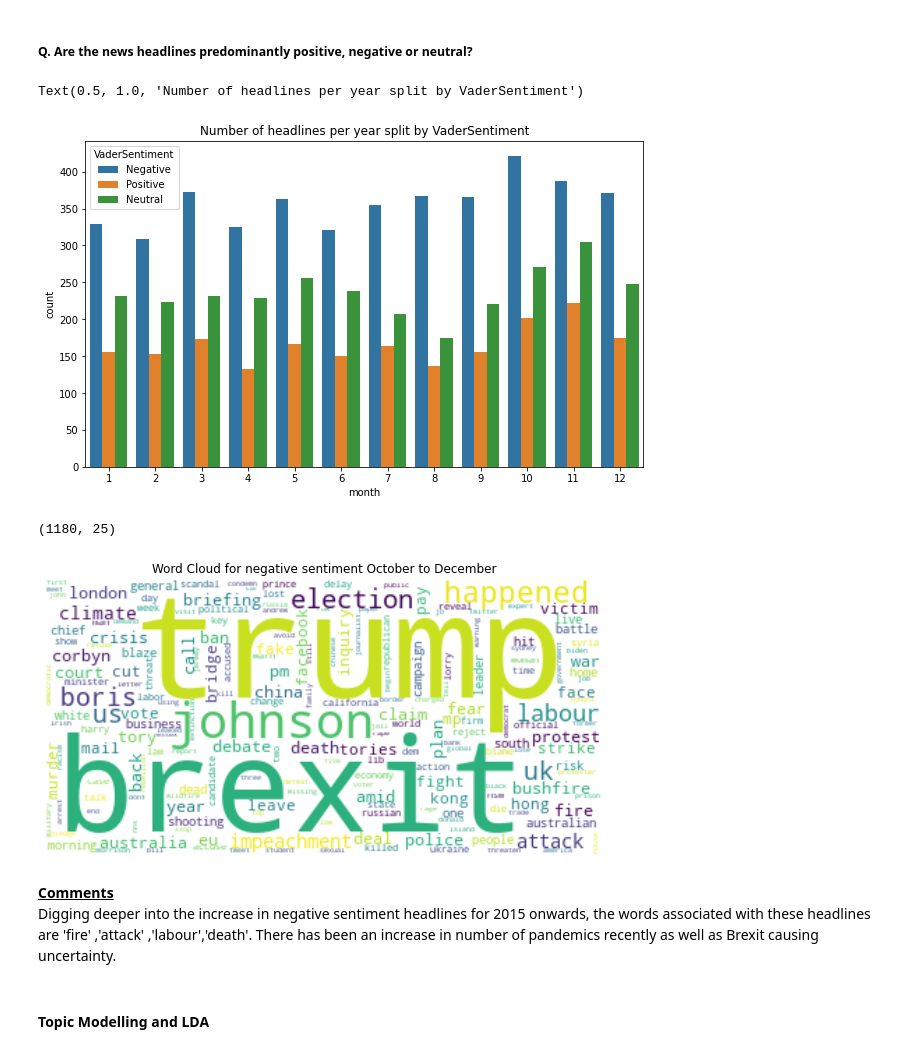
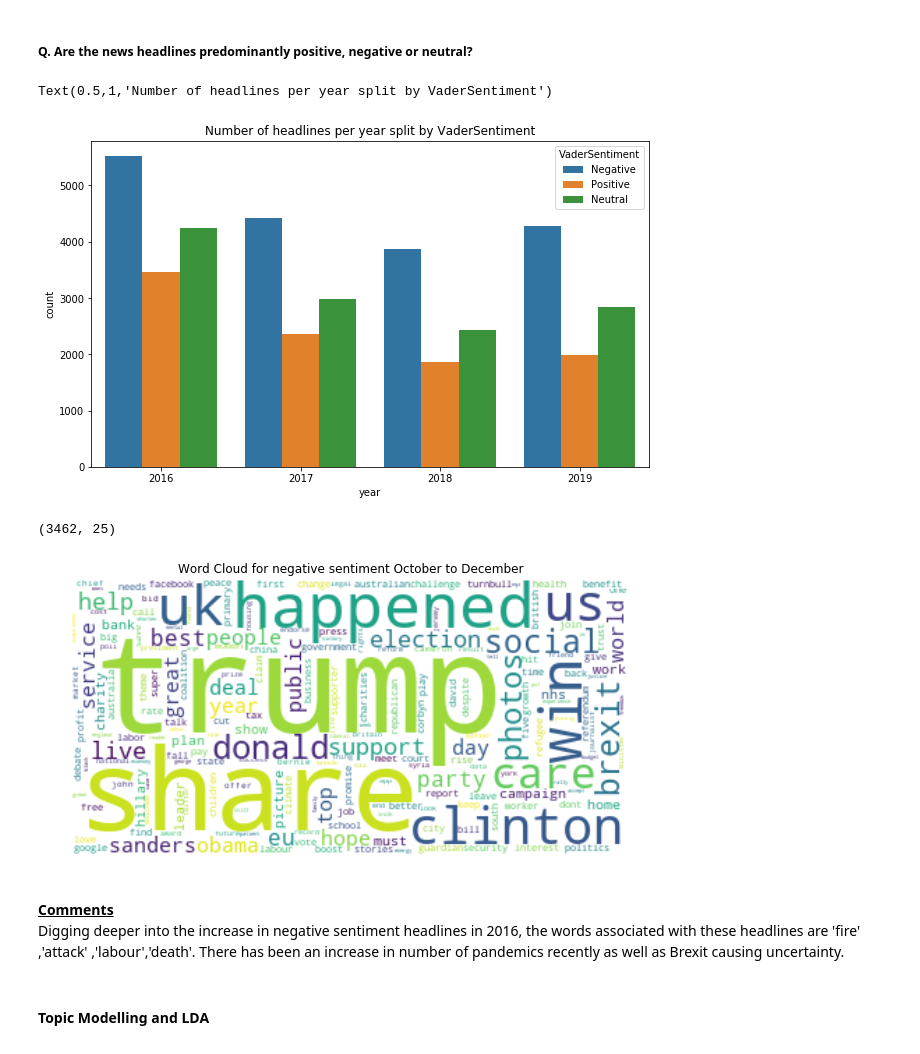
Before and after one commit to shivam-25/BLKHACK_IMPACT_OF_ESG_NEWS_ON_STOCKS, a Jupyter notebook: BLKHACK.ipynb, the cells around one changed output. Saved outputs shown, nothing was run; the diff lists cells and outputs as text; code cells hidden in the pictures.

```diff
--- a/BLKHACK.ipynb
+++ b/BLKHACK.ipynb
@@ -1456,34 +1455,34 @@ newsarticlesdf4.head(1)
 ##### Q. Are the news headlines predominantly positive, negative or neutral?
 # %%
 plt.figure(figsize=(10,6))
-sns.countplot(newsarticlesdf4['month'],hue = newsarticlesdf4['VaderSentiment'])
+sns.countplot(newsarticlesdf4['year'],hue = newsarticlesdf4['VaderSentiment'])
 plt.title('Number of headlines per year split by VaderSentiment')
 # %% [output]
-Text(0.5, 1.0, 'Number of headlines per year split by VaderSentiment')
+Text(0.5,1,'Number of headlines per year split by VaderSentiment')
-[figure, old version]
+[figure, new version]
 # %%
-#Create a dataset from year 2015 onwards and negative sentiment
-newsOct = newsarticlesdf4.loc[(newsarticlesdf4['month']>= 10) &(newsarticlesdf4['VaderSentiment'] == 'Negative')]
-newsOct.shape
+#Create a dataset from year 2016 onwards and negative sentiment
+news2016 = newsarticlesdf4.loc[(newsarticlesdf4['year']== 2016) &(newsarticlesdf4['VaderSentiment'] == 'Positive')]
+news2016.shape
 # %% [output]
-(1180, 25)
+(3462, 25)
 # %%
 #Create word cloud
-textOct = " ".join(headlines for headlines in newsOct.headline_clean_stop)
+text2016 = " ".join(headlines for headlines in news2016.headline_clean_stop)
 
-wordcloudOct = WordCloud(stopwords=stopwords, background_color="white", collocations = False).generate(textOct)
+wordcloud2016 = WordCloud(stopwords=stopwords, background_color="white", collocations = False).generate(text2016)
 
 plt.figure(figsize = (10,10))
-plt.imshow(wordcloudOct, interpolation='bilinear')
+plt.imshow(wordcloud2016, interpolation='bilinear')
 plt.axis("off")
 plt.title('Word Cloud for negative sentiment October to December')
 plt.show()
 # %% [output]
-[figure, old version]
+[figure, new version]
 # %% [markdown]
 <b><u>Comments</u></b>
 <br>
-Digging deeper into the increase in negative sentiment headlines for 2015 onwards, the words associated with these headlines are 'fire' ,'attack' ,'labour','death'. There has been an increase in number of pandemics recently as well as Brexit causing uncertainty.
+Digging deeper into the increase in negative sentiment headlines in 2016, the words associated with these headlines are 'fire' ,'attack' ,'labour','death'. There has been an increase in number of pandemics recently as well as Brexit causing uncertainty.
 # %% [markdown]
 #### Topic Modelling and LDA
 # %% [markdown]
```
Also changed, not shown: parts of 168 cells of this notebook, 3 other files.
